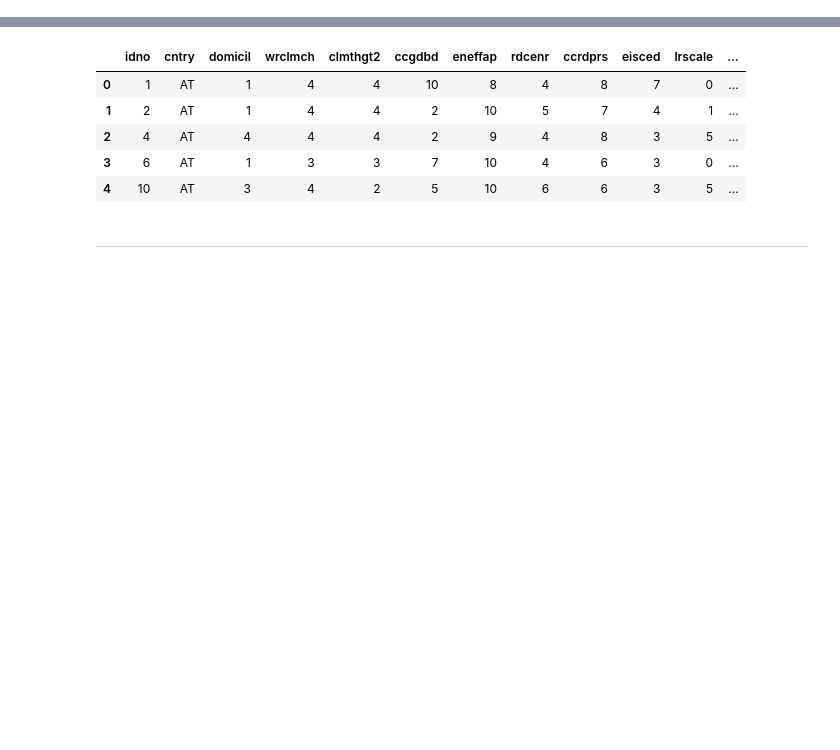
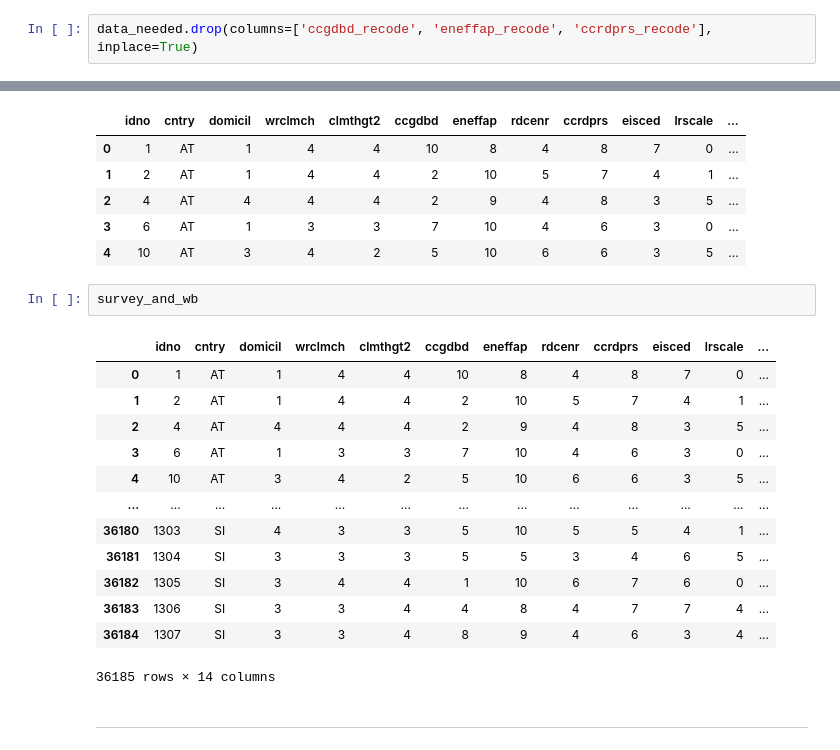
Before and after one commit to aziz-usenov1/ESG-Analysis, a Jupyter notebook: esg_analysis.ipynb, the cells around one changed output, grey strips where cells are left out. Cells and saved outputs as stored; diff of their text form; blank space fills up the shorter version.

```diff
--- a/esg_analysis.ipynb
+++ b/esg_analysis.ipynb
@@ -497,3 +498,5 @@ plt.show()
+# %%
+data_needed.drop(columns=['ccgdbd_recode', 'eneffap_recode', 'ccrdprs_recode'], inplace=True)
 # %% [markdown]
 <hr>
 # %% [markdown]
@@ -647,6 +650,22 @@ survey_and_wb.head()
 | 2 | 4 | AT | 4 | 4 | 4 | 2 | 9 | 4 | 8 | 3 | 5 | ... |
 | 3 | 6 | AT | 1 | 3 | 3 | 7 | 10 | 4 | 6 | 3 | 0 | ... |
 | 4 | 10 | AT | 3 | 4 | 2 | 5 | 10 | 6 | 6 | 3 | 5 | ... |
+# %%
+survey_and_wb
+# %% [output]
+|  | idno | cntry | domicil | wrclmch | clmthgt2 | ccgdbd | eneffap | rdcenr | ccrdprs | eisced | lrscale | ... |
+| 0 | 1 | AT | 1 | 4 | 4 | 10 | 8 | 4 | 8 | 7 | 0 | ... |
+| 1 | 2 | AT | 1 | 4 | 4 | 2 | 10 | 5 | 7 | 4 | 1 | ... |
+| 2 | 4 | AT | 4 | 4 | 4 | 2 | 9 | 4 | 8 | 3 | 5 | ... |
+| 3 | 6 | AT | 1 | 3 | 3 | 7 | 10 | 4 | 6 | 3 | 0 | ... |
+| 4 | 10 | AT | 3 | 4 | 2 | 5 | 10 | 6 | 6 | 3 | 5 | ... |
+| ... | ... | ... | ... | ... | ... | ... | ... | ... | ... | ... | ... | ... |
+| 36180 | 1303 | SI | 4 | 3 | 3 | 5 | 10 | 5 | 5 | 4 | 1 | ... |
+| 36181 | 1304 | SI | 3 | 3 | 3 | 5 | 5 | 3 | 4 | 6 | 5 | ... |
+| 36182 | 1305 | SI | 3 | 4 | 4 | 1 | 10 | 6 | 7 | 6 | 0 | ... |
+| 36183 | 1306 | SI | 3 | 3 | 4 | 4 | 8 | 4 | 7 | 7 | 4 | ... |
+| 36184 | 1307 | SI | 3 | 3 | 4 | 8 | 9 | 4 | 6 | 3 | 4 | ... |
+36185 rows × 14 columns
 # %% [markdown]
 <hr>
 # %% [markdown]
```
Also changed, not shown: parts of 54 cells of this notebook.
